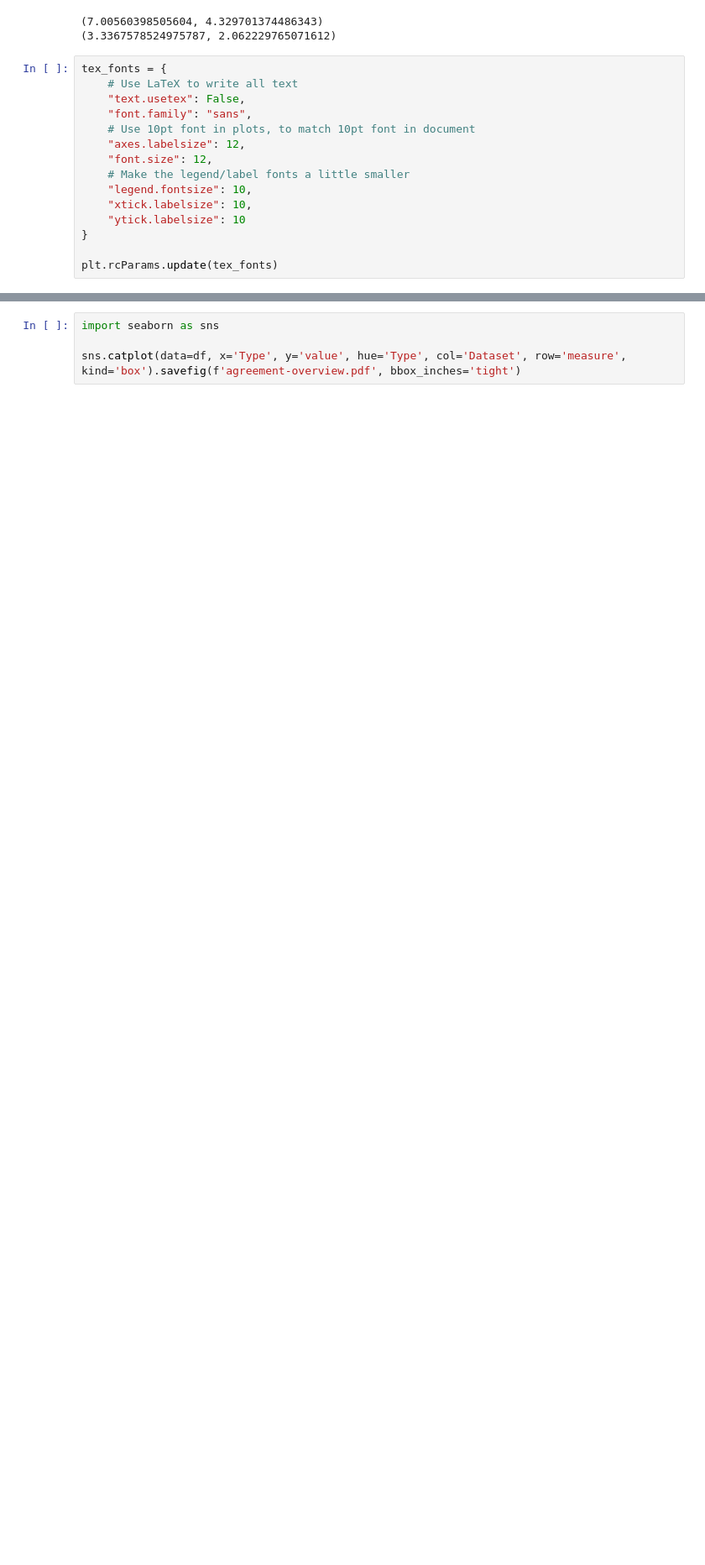
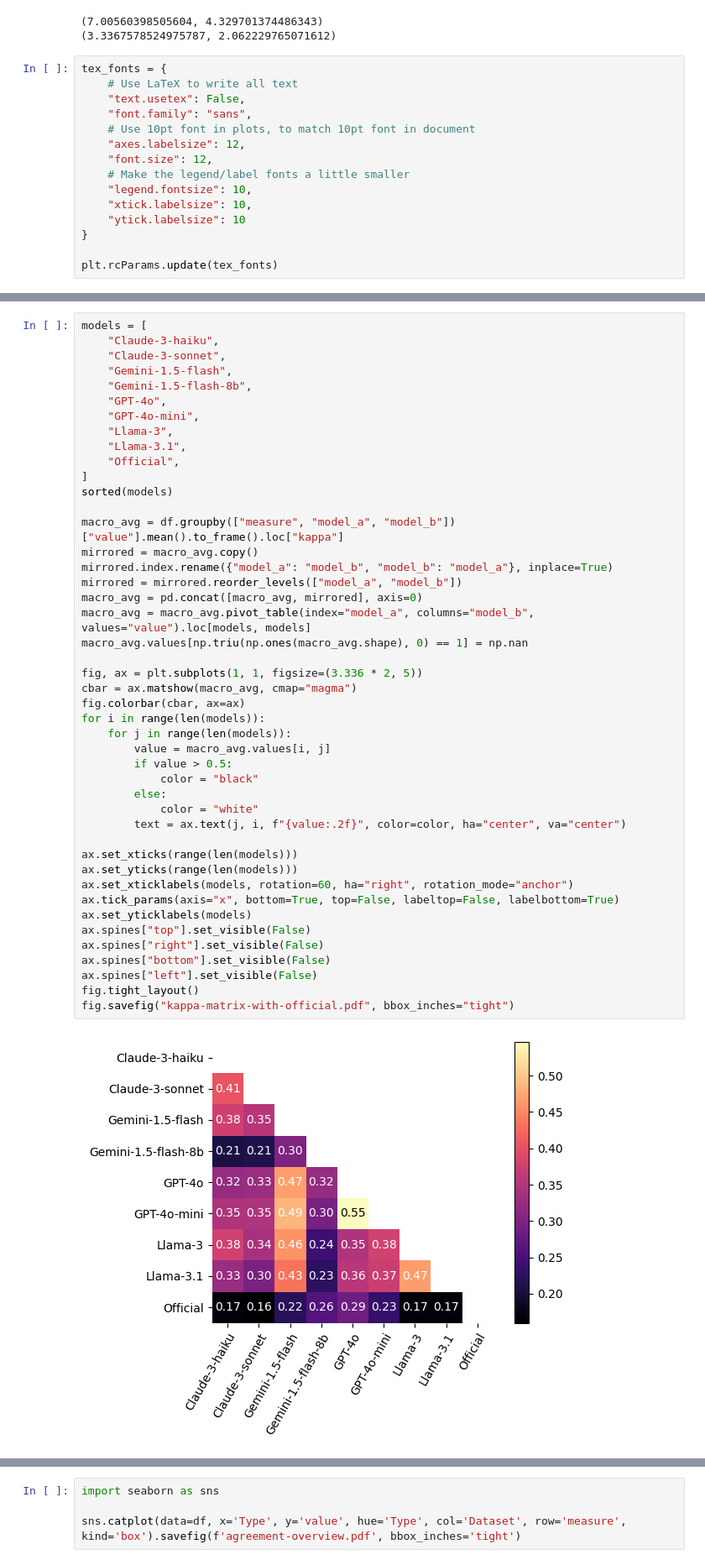
Before and after one commit to webis-de/sigir25-llm-inter-annotator-agreement, a Jupyter notebook: analysis/agreement-with-human-labels.ipynb, the cells around one changed output, grey strips where cells are left out. Shown at 84% size. Cells and saved outputs as stored; diff of their text form; blank space fills up the shorter version.

```diff
--- a/analysis/agreement-with-human-labels.ipynb
+++ b/analysis/agreement-with-human-labels.ipynb
@@ -300,3 +305,50 @@ for measure in ["jaccard", "kappa"]:
+# %%
+models = [
+    "Claude-3-haiku",
+    "Claude-3-sonnet",
+    "Gemini-1.5-flash",
+    "Gemini-1.5-flash-8b",
+    "GPT-4o",
+    "GPT-4o-mini",
+    "Llama-3",
+    "Llama-3.1",
+    "Official",
+]
+sorted(models)
+
+macro_avg = df.groupby(["measure", "model_a", "model_b"])["value"].mean().to_frame().loc["kappa"]
+mirrored = macro_avg.copy()
+mirrored.index.rename({"model_a": "model_b", "model_b": "model_a"}, inplace=True)
+mirrored = mirrored.reorder_levels(["model_a", "model_b"])
+macro_avg = pd.concat([macro_avg, mirrored], axis=0)
+macro_avg = macro_avg.pivot_table(index="model_a", columns="model_b", values="value").loc[models, models]
+macro_avg.values[np.triu(np.ones(macro_avg.shape), 0) == 1] = np.nan
+
+fig, ax = plt.subplots(1, 1, figsize=(3.336 * 2, 5))
+cbar = ax.matshow(macro_avg, cmap="magma")
+fig.colorbar(cbar, ax=ax)
+for i in range(len(models)):
+    for j in range(len(models)):
+        value = macro_avg.values[i, j]
+        if value > 0.5:
+            color = "black"
+        else:
+            color = "white"
+        text = ax.text(j, i, f"{value:.2f}", color=color, ha="center", va="center")
+
+ax.set_xticks(range(len(models)))
+ax.set_yticks(range(len(models)))
+ax.set_xticklabels(models, rotation=60, ha="right", rotation_mode="anchor")
+ax.tick_params(axis="x", bottom=True, top=False, labeltop=False, labelbottom=True)
+ax.set_yticklabels(models)
+ax.spines["top"].set_visible(False)
+ax.spines["right"].set_visible(False)
+ax.spines["bottom"].set_visible(False)
+ax.spines["left"].set_visible(False)
+fig.tight_layout()
+fig.savefig("kappa-matrix-with-official.pdf", bbox_inches="tight")
+# %% [output]
+[figure, added]
 # %%
 def agreement_stats(df, v, dataset):
     ret = []
```
Also changed, not shown: parts of 7 cells of this notebook.
